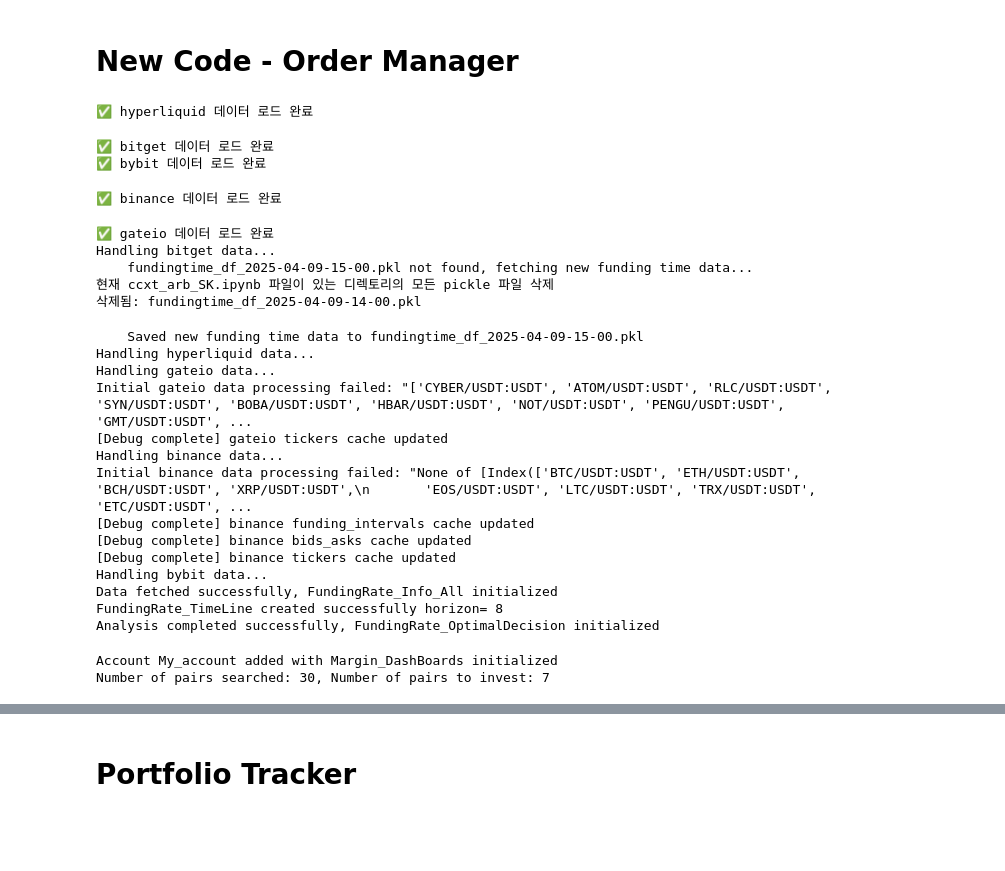
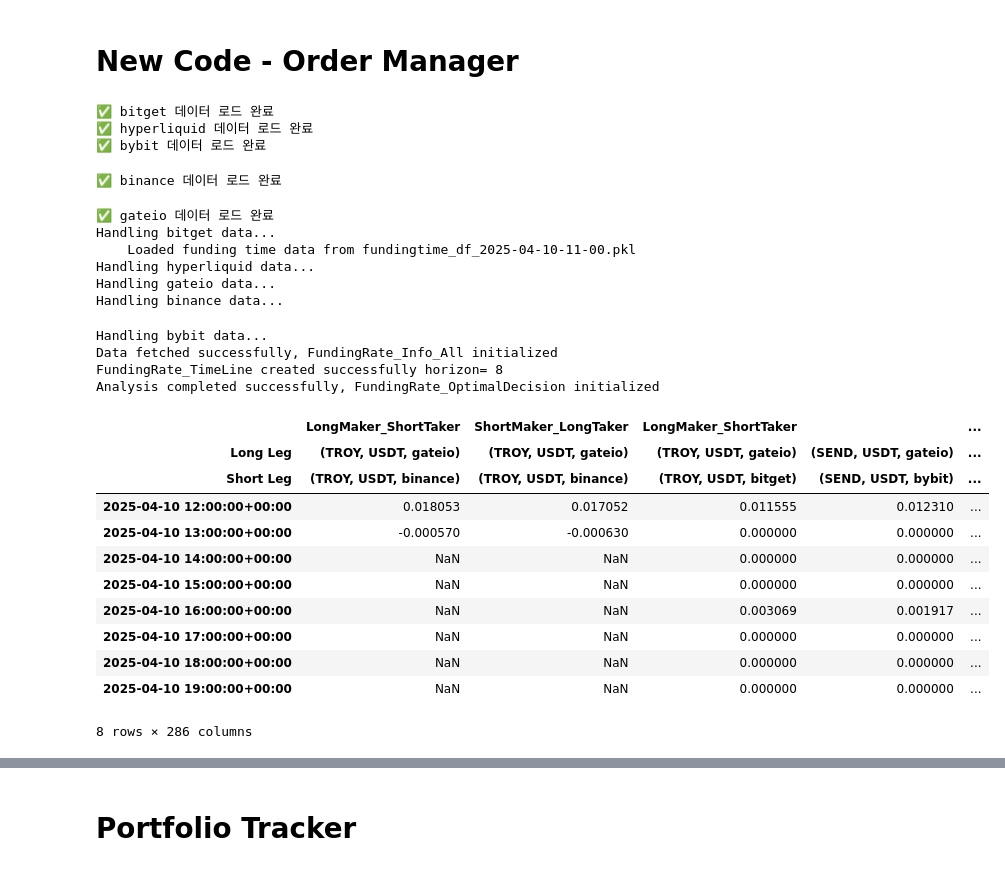
Before and after one commit to bokyoung96/Alphawave, a Jupyter notebook: ccxt_arb_SK_V5.ipynb, the cells around one changed output, grey strips where cells are left out. Drawn from its saved outputs; the diff is of its cells as text; code cells hidden in the pictures; blank space fills up the shorter version.

Commit message:
trade info

```diff
--- a/ccxt_arb_SK_V5.ipynb
+++ b/ccxt_arb_SK_V5.ipynb
@@ -1180,37 +1226,33 @@ class OrderManager:
 # %%
 #이미 완성된 코드
 exchanges_to_fetch = ['bitget', 'hyperliquid', 'gateio', 'binance', 'bybit']
 fetcher = ExchangeDataFetcher(exchanges_to_fetch) #analyzer에 쓰일 fetcher 먼저 정의
 analyzer = FundingRateAnalyzer(fetcher)           #analyzer에 instance variable을 저장 예정
 analyzer.set_FundingRate_OptimalDecision(horizon=8)
-
-#OrderManager 클래스
-order_manager = OrderManager(fetcher, analyzer, target_leverage=3, initial_number_of_pairs=5)
-order_manager.add_account("My_account", exchange_configs_mine)  # exchange_configs_mine은 기존 코드에서 정의된 딕셔너리
-order_manager.set_Order_Details(account_id="My_account")
 # %% [output]
+✅ bitget 데이터 로드 완료
 ✅ hyperliquid 데이터 로드 완료
+✅ bybit 데이터 로드 완료
-✅ bitget 데이터 로드 완료
-✅ bybit 데이터 로드 완료
+✅ binance 데이터 로드 완료
-✅ binance 데이터 로드 완료
+✅ gateio 데이터 로드 완료
+Handling bitget data...
+    Loaded funding time data from fundingtime_df_2025-04-10-11-00.pkl
+Handling hyperliquid data...
+Handling gateio data...
+Handling binance data...
-✅ gateio 데이터 로드 완료
-Handling bitget data...
-    fundingtime_df_2025-04-09-15-00.pkl not found, fetching new funding time data...
-현재 ccxt_arb_SK.ipynb 파일이 있는 디렉토리의 모든 pickle 파일 삭제
-삭제됨: fundingtime_df_2025-04-09-14-00.pkl
+Handling bybit data...
+Data fetched successfully, FundingRate_Info_All initialized
+FundingRate_TimeLine created successfully horizon= 8
+Analysis completed successfully, FundingRate_OptimalDecision initialized
+|  | LongMaker_ShortTaker | ShortMaker_LongTaker | LongMaker_ShortTaker |  | ... |
+| Long Leg | (TROY, USDT, gateio) | (TROY, USDT, gateio) | (TROY, USDT, gateio) | (SEND, USDT, gateio) | ... |
+| Short Leg | (TROY, USDT, binance) | (TROY, USDT, binance) | (TROY, USDT, bitget) | (SEND, USDT, bybit) | ... |
+| 2025-04-10 12:00:00+00:00 | 0.018053 | 0.017052 | 0.011555 | 0.012310 | ... |
+| 2025-04-10 13:00:00+00:00 | -0.000570 | -0.000630 | 0.000000 | 0.000000 | ... |
+| 2025-04-10 14:00:00+00:00 | NaN | NaN | 0.000000 | 0.000000 | ... |
+| 2025-04-10 15:00:00+00:00 | NaN | NaN | 0.000000 | 0.000000 | ... |
+| 2025-04-10 16:00:00+00:00 | NaN | NaN | 0.003069 | 0.001917 | ... |
+| 2025-04-10 17:00:00+00:00 | NaN | NaN | 0.000000 | 0.000000 | ... |
+| 2025-04-10 18:00:00+00:00 | NaN | NaN | 0.000000 | 0.000000 | ... |
+| 2025-04-10 19:00:00+00:00 | NaN | NaN | 0.000000 | 0.000000 | ... |
-    Saved new funding time data to fundingtime_df_2025-04-09-15-00.pkl
-Handling hyperliquid data...
-Handling gateio data...
-Initial gateio data processing failed: "['CYBER/USDT:USDT', 'ATOM/USDT:USDT', 'RLC/USDT:USDT', 'SYN/USDT:USDT', 'BOBA/USDT:USDT', 'HBAR/USDT:USDT', 'NOT/USDT:USDT', 'PENGU/USDT:USDT', 'GMT/USDT:USDT', ...
-[Debug complete] gateio tickers cache updated
-Handling binance data...
-Initial binance data processing failed: "None of [Index(['BTC/USDT:USDT', 'ETH/USDT:USDT', 'BCH/USDT:USDT', 'XRP/USDT:USDT',\n       'EOS/USDT:USDT', 'LTC/USDT:USDT', 'TRX/USDT:USDT', 'ETC/USDT:USDT', ...
-[Debug complete] binance funding_intervals cache updated
-[Debug complete] binance bids_asks cache updated
-[Debug complete] binance tickers cache updated
-Handling bybit data...
-Data fetched successfully, FundingRate_Info_All initialized
-FundingRate_TimeLine created successfully horizon= 8
-Analysis completed successfully, FundingRate_OptimalDecision initialized
+8 rows × 286 columns
-Account My_account added with Margin_DashBoards initialized
-Number of pairs searched: 30, Number of pairs to invest: 7
```
Also changed, not shown: parts of 2 cells of this notebook.
